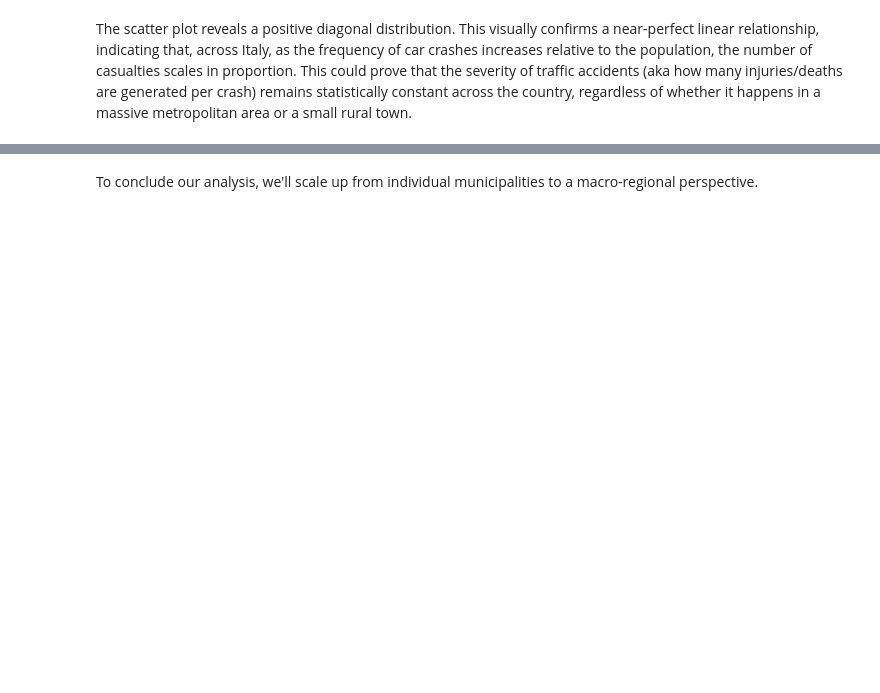
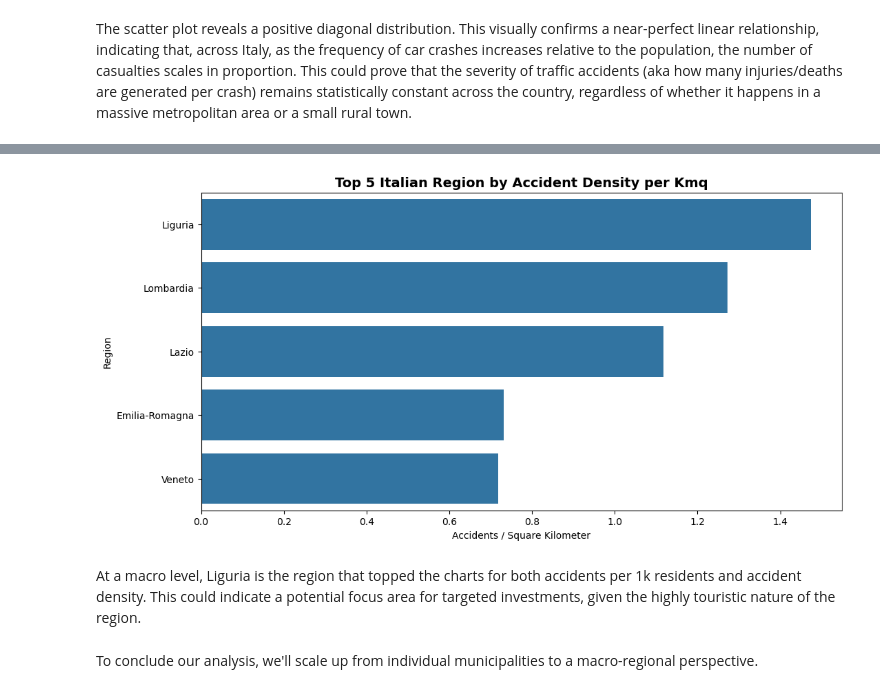
Before and after one commit to PtrLoBiondo/Boolean_Capstone_Project, a Jupyter notebook: 3_exploratory_data_analysis.ipynb, the cells around one changed output, grey strips where cells are left out. Drawn from its saved outputs; the diff is of its cells as text; code cells hidden in the pictures; blank space fills up the shorter version.

```diff
--- a/3_exploratory_data_analysis.ipynb
+++ b/3_exploratory_data_analysis.ipynb
@@ -289,3 +311,20 @@ The scatter plot reveals a positive diagonal distribution. This visually confirm
+# %%
+top5_density = regional_gran.sort_values(by="Densità_Incidenti_Kmq", ascending=False).head(5)
+plt.figure(figsize=(12, 6))
+density_mun_plot2 = sns.barplot(
+    data=top5_density,
+    x="Densità_Incidenti_Kmq",
+    y="Regione"
+)
+
+plt.title("Top 5 Italian Region by Accident Density per Kmq", fontsize=14, weight="bold")
+plt.xlabel("Accidents / Square Kilometer")
+plt.ylabel("Region")
+plt.show()
+# %% [output]
+[figure, added]
+# %% [markdown]
+At a macro level, Liguria is the region that topped the charts for both accidents per 1k residents and accident density. This could indicate a potential focus area for targeted investments, given the highly touristic nature of the region.
 # %% [markdown]
 To conclude our analysis, we'll scale up from individual municipalities to a macro-regional perspective.
 # %%
```
Also changed, not shown: parts of 24 cells of this notebook, 5 other files.
